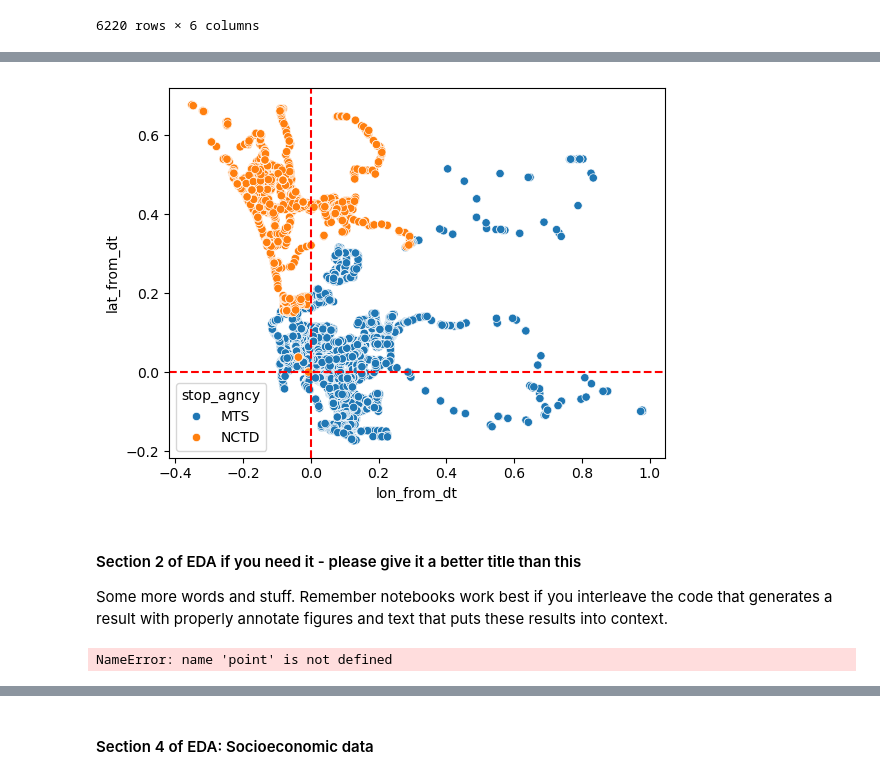
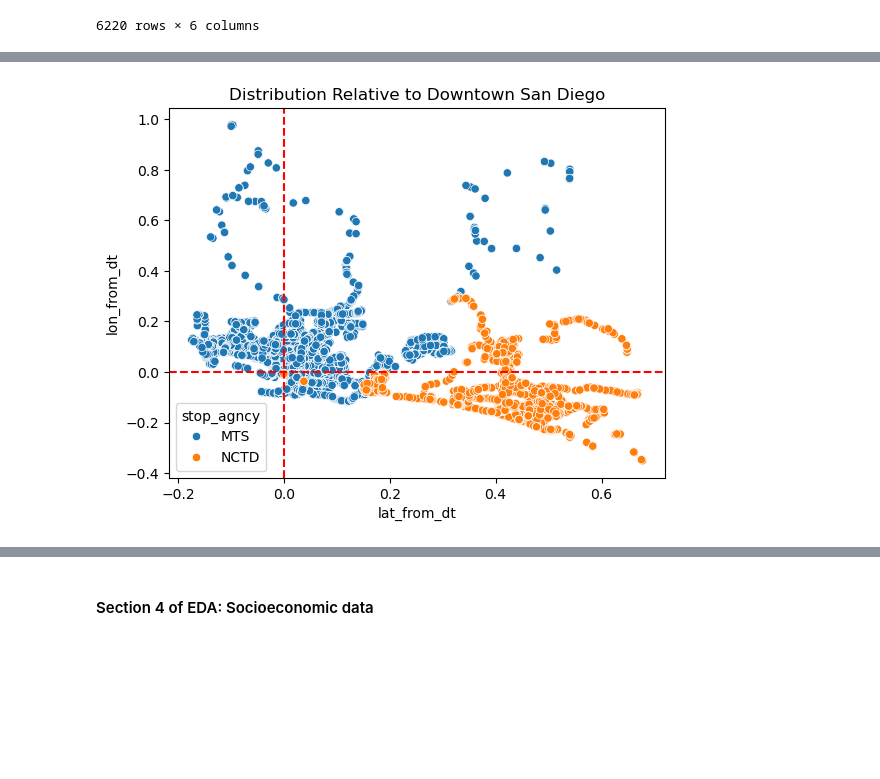
Before and after one commit to COGS108/Group022_WI26, a Jupyter notebook: 02-EDACheckpoint.ipynb, the cells around one changed output, grey strips where cells are left out. Cells and saved outputs as stored; diff of their text form; code cells hidden in the pictures; blank space fills up the shorter version.

```diff
--- a/02-EDACheckpoint.ipynb
+++ b/02-EDACheckpoint.ipynb
@@ -1172,22 +1187,19 @@ cs_f1;
 # %%
 downtown_sd_lat = 32.7167
 downtown_sd_lon = -117.1629
 
 # plot showing proximity to downtown
 
 downtown_stops_df = clean_transit_df.copy()
 downtown_stops_df['lat_from_dt'] = downtown_stops_df['stop_lat'] - downtown_sd_lat
 downtown_stops_df['lon_from_dt'] = downtown_stops_df['stop_lon'] - downtown_sd_lon
 
-cs_f2 = sns.scatterplot(downtown_stops_df, x = 'lon_from_dt', y = 'lat_from_dt', hue = 'stop_agncy')
+cs_f2 = sns.scatterplot(downtown_stops_df, x = 'lat_from_dt', y = 'lon_from_dt', hue = 'stop_agncy')
+cs_f2.set_title("Distribution Relative to Downtown San Diego")
 cs_f2.axhline(0.0, color='red', linestyle='--')
 
 # Add a vertical line at x=20
 cs_f2.axvline(0.0, color='red', linestyle='--')
 cs_f2;
 # %% [output]
-[figure, old version]
+[figure, new version]
-# %% [markdown]
-#### Section 2 of EDA if you need it  - please give it a better title than this
-
-Some more words and stuff.  Remember notebooks work best if you interleave the code that generates a result with properly annotate figures and text that puts these results into context.
@@ -1199,43 +1205,0 @@ Some more words and stuff.  Remember notebooks work best if you interleave the c
-# %%
-import pandas as pd
-import geopandas as gpd
-
-import matplotlib.pyplot as plt
-
-# Load transit stops
-stops_df = pd.read_csv("data/02-processed/clean_transit_stops_datasd.csv")
-
-# Create geometry column from lat/lon
-geometry = [point(xy) for xy in zip(stops_df['stop_lon'], stops_df['stop_lat'])]
-
-stops_gdf = gpd.GeoDataFrame(
-    stops_df,
-    geometry=geometry,
-    crs="EPSG:4326"  # standard lat/lon CRS
-)
-
-zip_df = pd.read_csv("data/00-raw/ZIP_CODES_20260225.csv")
-
-from shapely.geometry import Point
-from shapely import wkt
-
-zip_df["the_geom"] = zip_df["the_geom"].apply(wkt.loads)
-
-zip_gdf = gpd.GeoDataFrame(
-    zip_df,
-    geometry="the_geom",
-    crs="EPSG:4326"
-)
-
-fig, ax = plt.subplots(figsize=(10,10))
-
-# Plot ZIP boundaries
-zip_gdf.plot(ax=ax, edgecolor='black', facecolor='none')
-
-# Plot transit stops
-stops_gdf.plot(ax=ax, markersize=5)
-
-plt.title("Transit Stops in San Diego County by ZIP Code")
-plt.show()
-# %% [output]
-NameError: name 'point' is not defined
```
Also changed, not shown: parts of 15 cells of this notebook.
